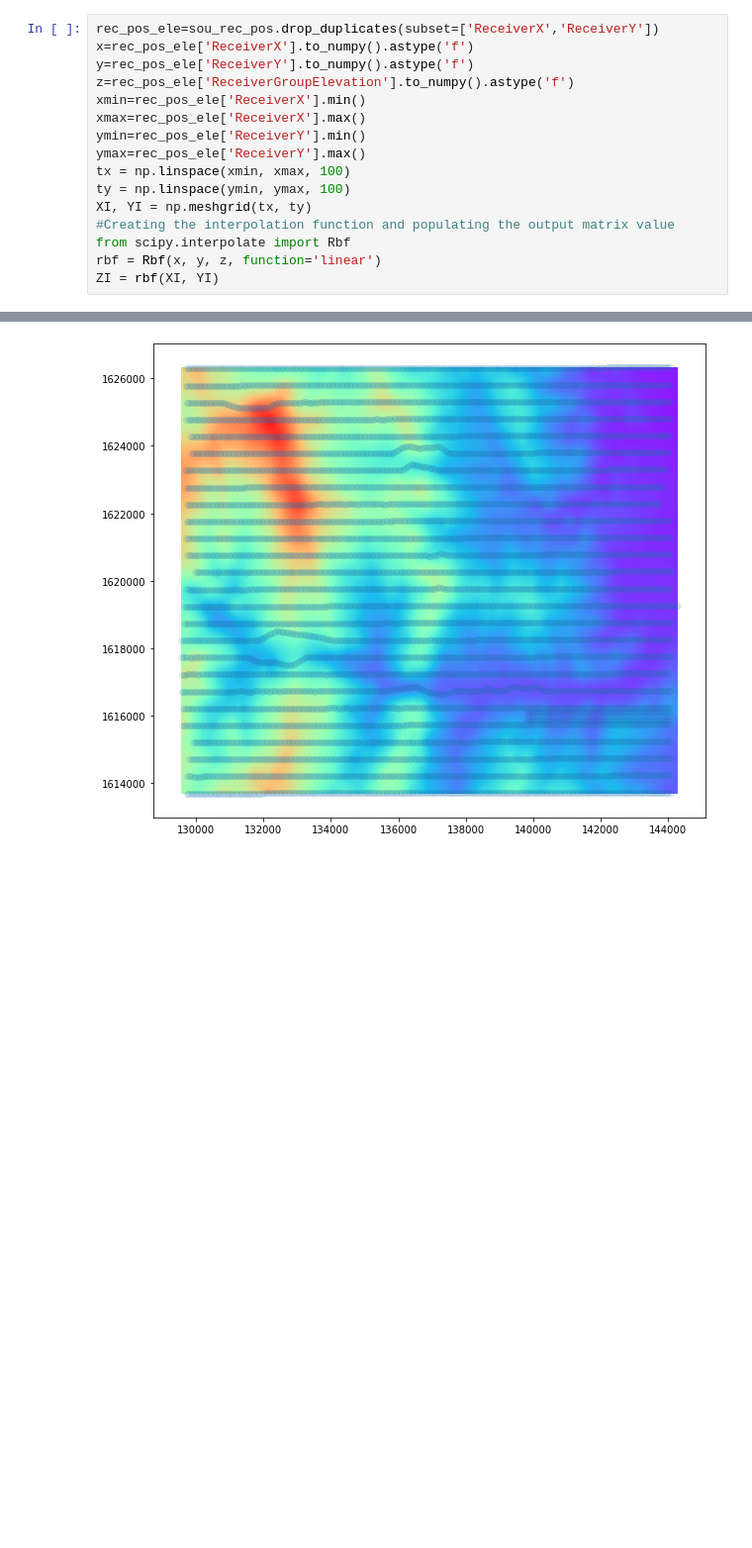
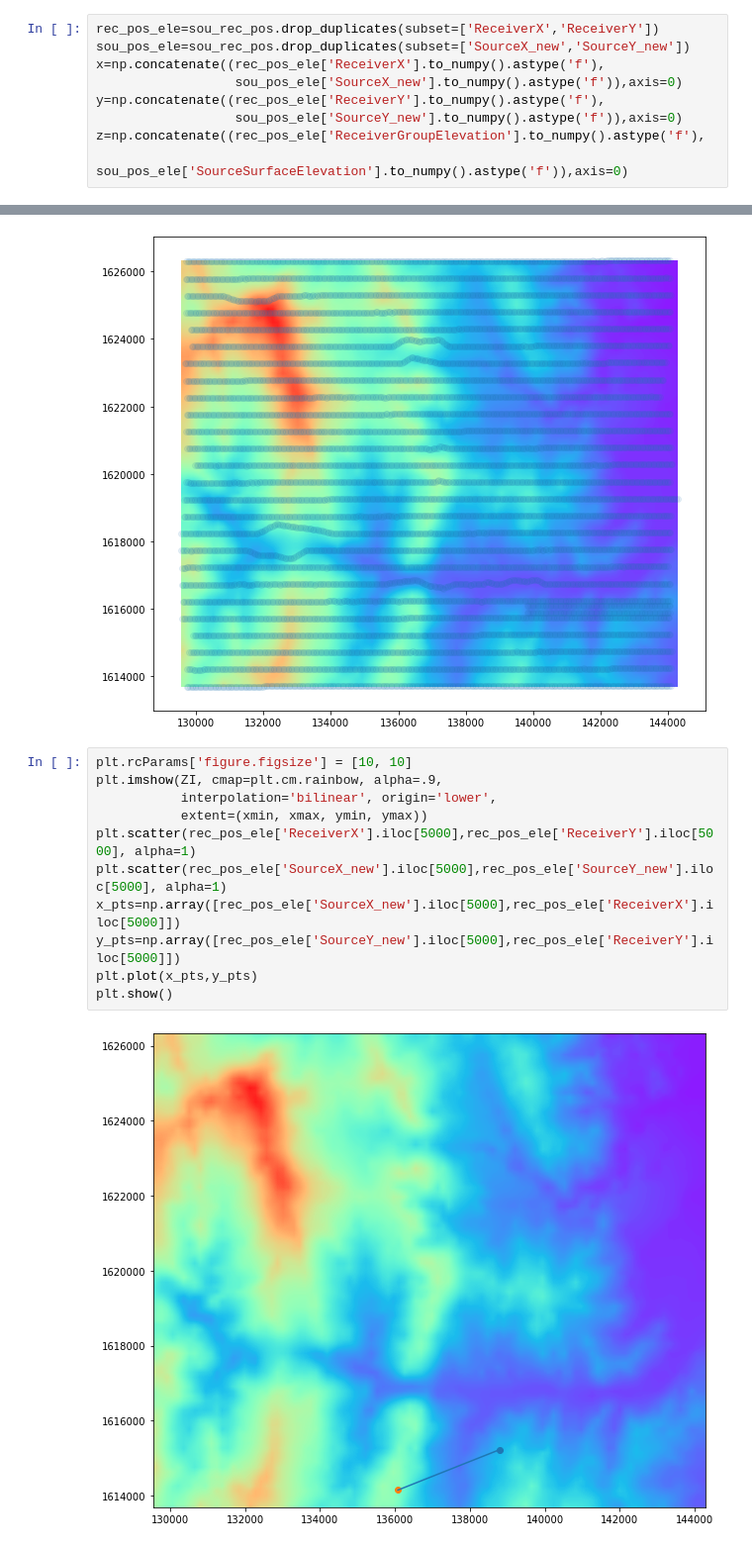
Before and after one commit to Ivanjav/SW_Inversion_3D_Data, a Jupyter notebook: Geodesica.ipynb, the cells around one changed output, grey strips where cells are left out. Shown at 99% size. Drawn from its saved outputs; the diff is of its cells as text; blank space fills up the shorter version.

```diff
--- a/Geodesica.ipynb
+++ b/Geodesica.ipynb
@@ -31,17 +31,10 @@ sou_rec_pos
 ## Topography map
 # %%
 rec_pos_ele=sou_rec_pos.drop_duplicates(subset=['ReceiverX','ReceiverY'])
-x=rec_pos_ele['ReceiverX'].to_numpy().astype('f')
-y=rec_pos_ele['ReceiverY'].to_numpy().astype('f')
-z=rec_pos_ele['ReceiverGroupElevation'].to_numpy().astype('f')
-xmin=rec_pos_ele['ReceiverX'].min()
-xmax=rec_pos_ele['ReceiverX'].max()
-ymin=rec_pos_ele['ReceiverY'].min()
-ymax=rec_pos_ele['ReceiverY'].max()
-tx = np.linspace(xmin, xmax, 100)
-ty = np.linspace(ymin, ymax, 100)
-XI, YI = np.meshgrid(tx, ty)
-#Creating the interpolation function and populating the output matrix value
-from scipy.interpolate import Rbf
-rbf = Rbf(x, y, z, function='linear')
-ZI = rbf(XI, YI)
+sou_pos_ele=sou_rec_pos.drop_duplicates(subset=['SourceX_new','SourceY_new'])
+x=np.concatenate((rec_pos_ele['ReceiverX'].to_numpy().astype('f'),
+                  sou_pos_ele['SourceX_new'].to_numpy().astype('f')),axis=0)
+y=np.concatenate((rec_pos_ele['ReceiverY'].to_numpy().astype('f'),
+                  sou_pos_ele['SourceY_new'].to_numpy().astype('f')),axis=0)
+z=np.concatenate((rec_pos_ele['ReceiverGroupElevation'].to_numpy().astype('f'),
+                  sou_pos_ele['SourceSurfaceElevation'].to_numpy().astype('f')),axis=0)
@@ -54,3 +58,16 @@ plt.scatter(rec_pos_ele['ReceiverX'],rec_pos_ele['ReceiverY'], alpha=0.1)
 plt.show()
 # %% [output]
 [figure]
+# %%
+plt.rcParams['figure.figsize'] = [10, 10]
+plt.imshow(ZI, cmap=plt.cm.rainbow, alpha=.9,
+           interpolation='bilinear', origin='lower',
+           extent=(xmin, xmax, ymin, ymax))
+plt.scatter(rec_pos_ele['ReceiverX'].iloc[5000],rec_pos_ele['ReceiverY'].iloc[5000], alpha=1)
+plt.scatter(rec_pos_ele['SourceX_new'].iloc[5000],rec_pos_ele['SourceY_new'].iloc[5000], alpha=1)
+x_pts=np.array([rec_pos_ele['SourceX_new'].iloc[5000],rec_pos_ele['ReceiverX'].iloc[5000]])
+y_pts=np.array([rec_pos_ele['SourceY_new'].iloc[5000],rec_pos_ele['ReceiverY'].iloc[5000]])
+plt.plot(x_pts,y_pts)
+plt.show()
+# %% [output]
+[figure, added]
```
Also changed, not shown: parts of 6 cells of this notebook, 3 other files.
